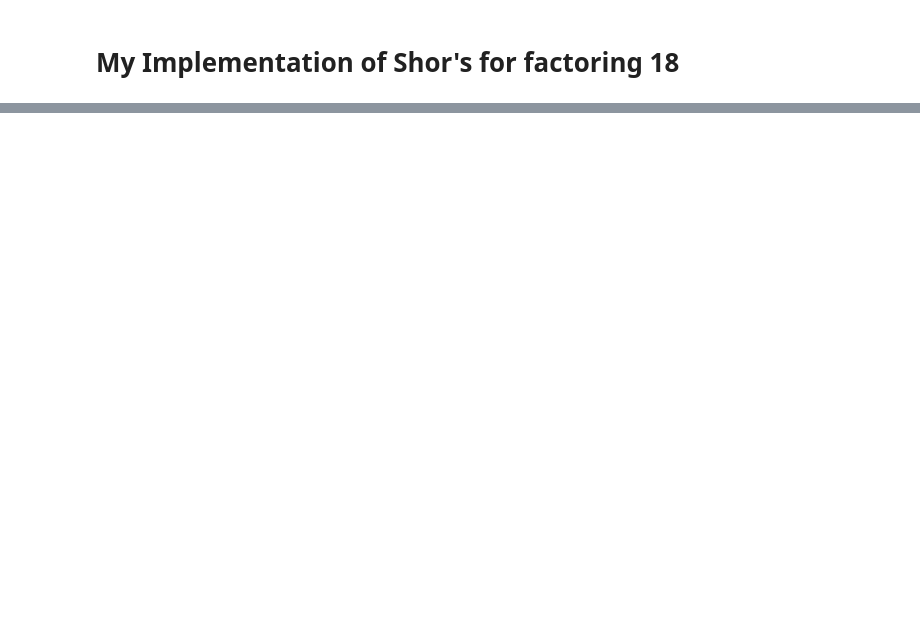
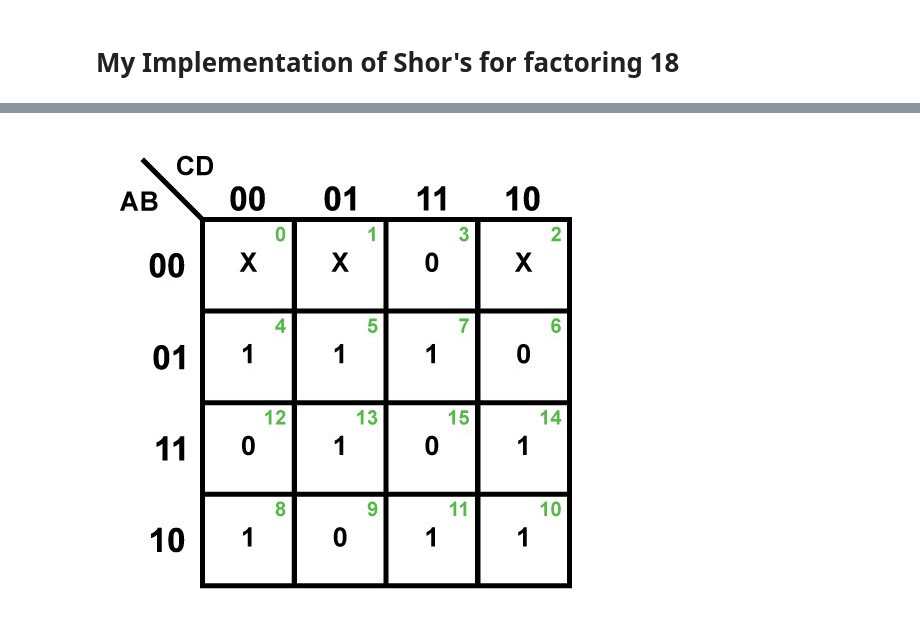
Before and after one commit to cwjsdsu/Qractice, a Jupyter notebook: Cole/Shors-Cole.ipynb, the cells around one changed output, grey strips where cells are left out. Saved outputs shown, nothing was run; the diff lists cells and outputs as text; code cells hidden in the pictures; blank space fills up the shorter version.

```diff
--- a/Cole/Shors-Cole.ipynb
+++ b/Cole/Shors-Cole.ipynb
@@ -231,0 +313,5 @@ Guessed Factors: 3 and 5
+# %%
+from IPython import display
+display.Image("https://www.allaboutcircuits.com/uploads/articles/KMap_Figure2.jpg")
+# %% [output]
+[figure, added]
```
Also changed, not shown: parts of 18 cells of this notebook.
